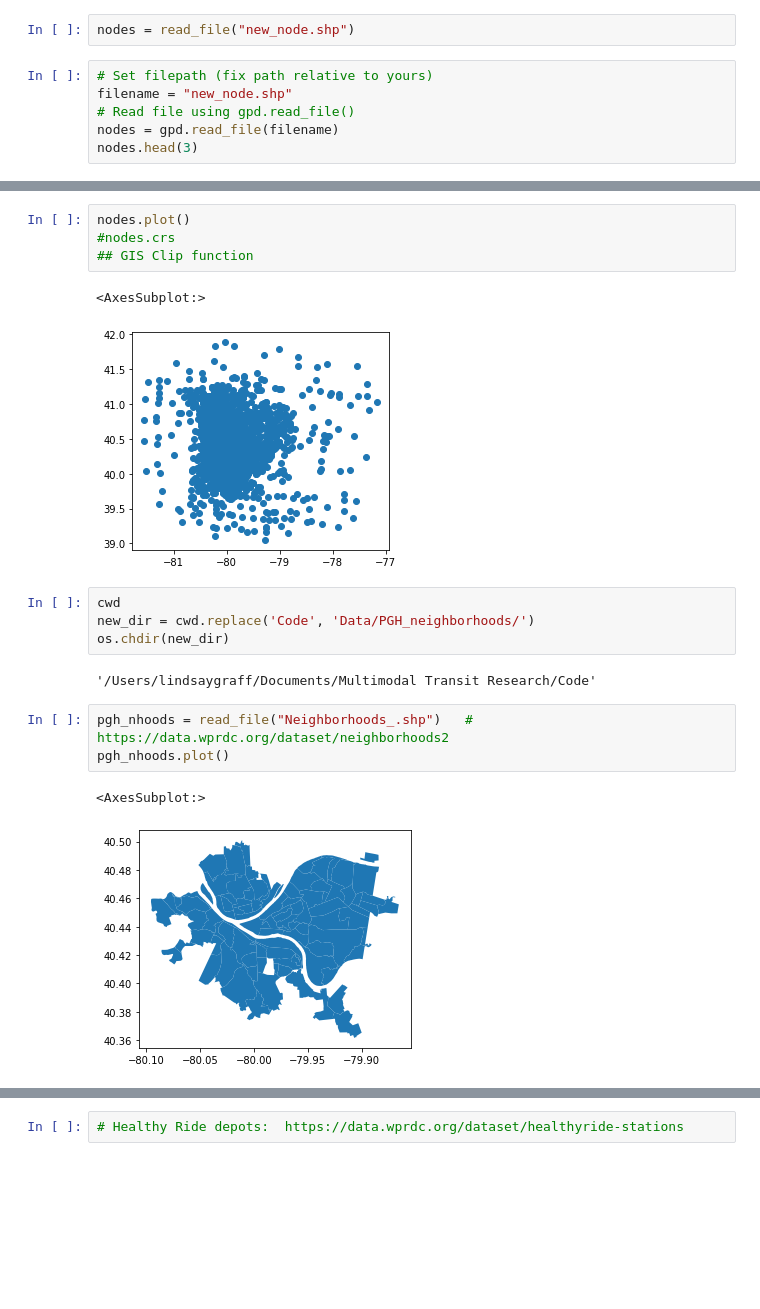
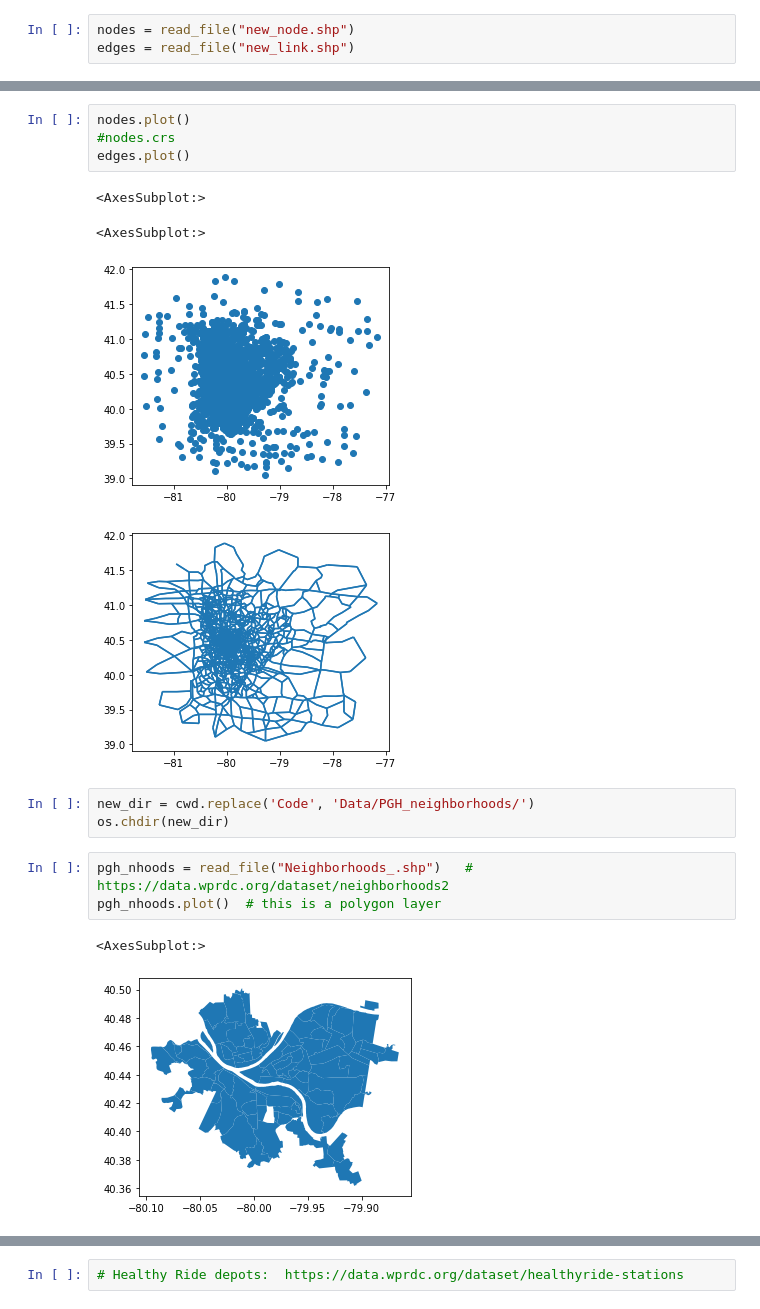
Before and after one commit to lgraff/Multimodal-Accessibility_notebooks, a Jupyter notebook: PGH_network.ipynb, the cells around one changed output, grey strips where cells are left out. Saved outputs shown, nothing was run; the diff lists cells and outputs as text; blank space fills up the shorter version.

```diff
--- a/PGH_network.ipynb
+++ b/PGH_network.ipynb
@@ -21,9 +24,4 @@ def read_file(filename):
     return data_out
 # %%
 nodes = read_file("new_node.shp")
+edges = read_file("new_link.shp")
-# %%
-# Set filepath (fix path relative to yours)
-filename = "new_node.shp"
-# Read file using gpd.read_file()
-nodes = gpd.read_file(filename)
-nodes.head(3)
@@ -35,19 +44,18 @@ nodes.head(3)
 # %%
 nodes.plot()
 #nodes.crs
-## GIS Clip function
+edges.plot()
 # %% [output]
 <AxesSubplot:>
+<AxesSubplot:>
 [figure]
+[figure, added]
 # %%
-cwd
 new_dir = cwd.replace('Code', 'Data/PGH_neighborhoods/')
 os.chdir(new_dir)
-# %% [output]
-'/Users/lindsaygraff/Documents/Multimodal Transit Research/Code'
 # %%
 pgh_nhoods = read_file("Neighborhoods_.shp")   # https://data.wprdc.org/dataset/neighborhoods2
-pgh_nhoods.plot()
+pgh_nhoods.plot()  # this is a polygon layer
 # %% [output]
 <AxesSubplot:>
 [figure]
```
Also changed, not shown: parts of 24 cells of this notebook.
